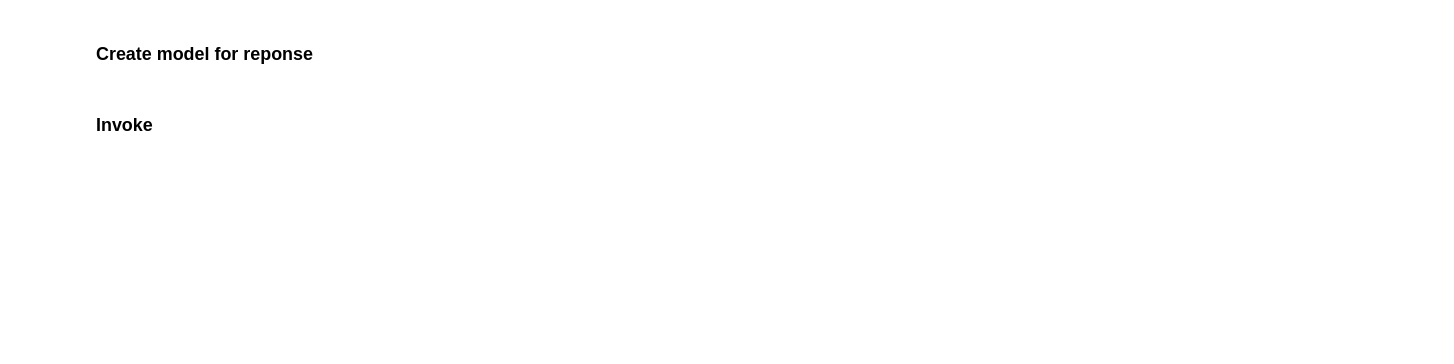
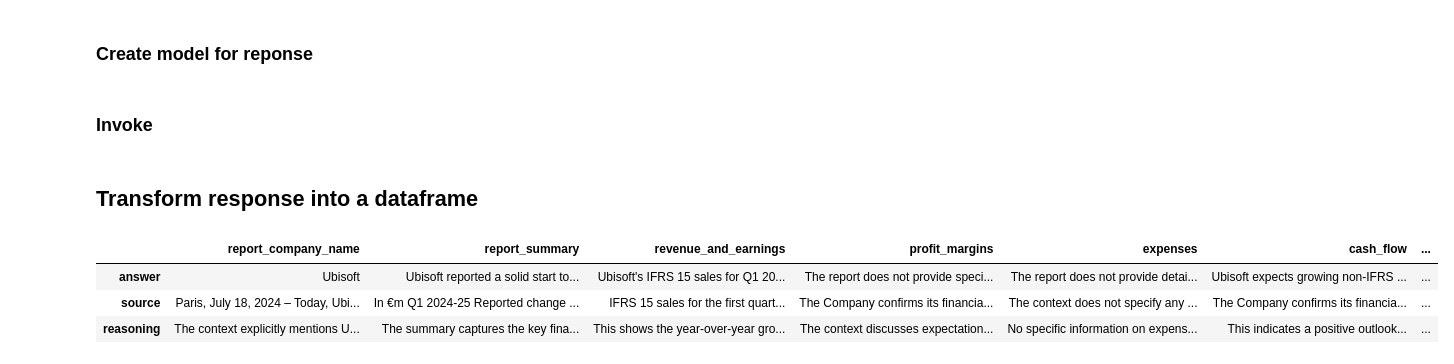
Before and after one commit to FelipePulcherio/rag-app, a Jupyter notebook: data_extraction_llms.ipynb, the cells around one changed output. Drawn from its saved outputs; the diff is of its cells as text; code cells hidden in the pictures; blank space fills up the shorter version.

Commit message:
Convert response to table

```diff
--- a/data_extraction_llms.ipynb
+++ b/data_extraction_llms.ipynb
@@ -181,3 +220,26 @@ rag_chain = (
         )
 
 structured_response = rag_chain.invoke("Give me the company name, summary, and details about revenue, profit margins, expenses, cash flow, balance sheet, forward guidance, key metrics, and trends from the fiscal year (FY) quarter (Q) result report.")
+# %% [markdown]
+## Transform response into a dataframe
+# %%
+df = pd.DataFrame([structured_response.model_dump()])
+
+# Transforming into a table with two rows: 'answer' and 'source'
+answer_row = []
+source_row = []
+reasoning_row = []
+
+for col in df.columns:
+    answer_row.append(df[col][0]['answer'])
+    source_row.append(df[col][0]['sources'])
+    reasoning_row.append(df[col][0]['reasoning'])
+
+# Create new dataframe with two rows: 'answer' and 'source'
+structured_response_df = pd.DataFrame([answer_row, source_row, reasoning_row], columns=df.columns, index=['answer', 'source', 'reasoning'])
+structured_response_df
+# %% [output]
+|  | report_company_name | report_summary | revenue_and_earnings | profit_margins | expenses | cash_flow | ... |
+| answer | Ubisoft | Ubisoft reported a solid start to... | Ubisoft's IFRS 15 sales for Q1 20... | The report does not provide speci... | The report does not provide detai... | Ubisoft expects growing non-IFRS ... | ... |
+| source | Paris, July 18, 2024 – Today, Ubi... | In €m Q1 2024-25 Reported change ... | IFRS 15 sales for the first quart... | The Company confirms its financia... | The context does not specify any ... | The Company confirms its financia... | ... |
+| reasoning | The context explicitly mentions U... | The summary captures the key fina... | This shows the year-over-year gro... | The context discusses expectation... | No specific information on expens... | This indicates a positive outlook... | ... |
```
Also changed, not shown: parts of 3 cells of this notebook.
